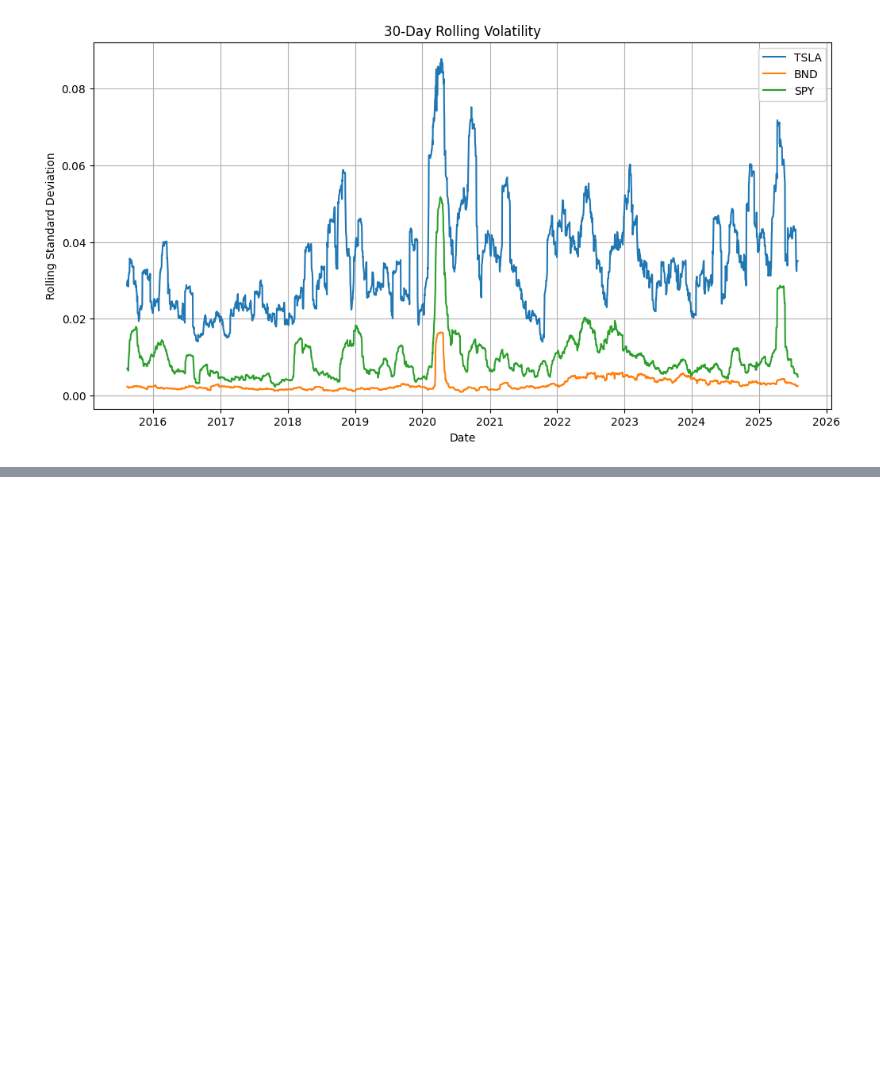
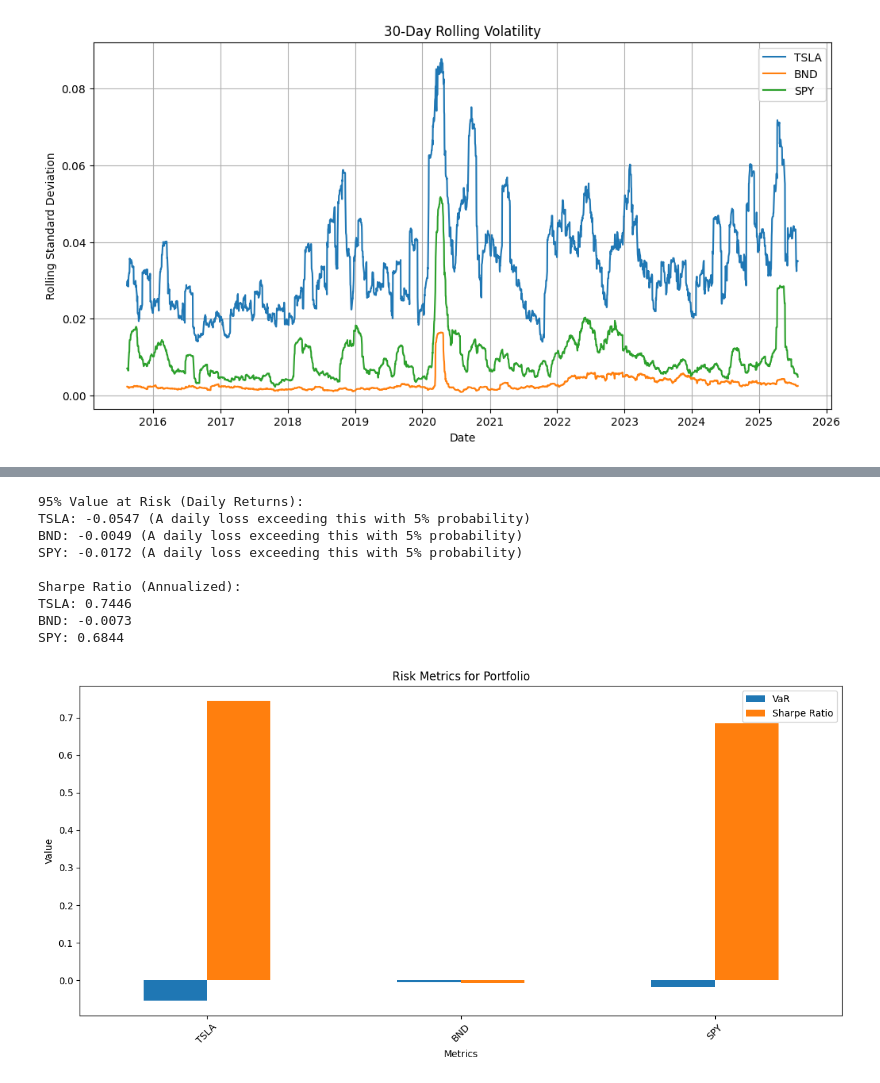
Before and after one commit to nanecha/Time-Series-Forecasting-for-Portfolio-Management-Optimization-, a Jupyter notebook: notebooks/preprocess_expore_data.ipynb, the cells around one changed output, grey strips where cells are left out. Saved outputs shown, nothing was run; the diff lists cells and outputs as text; code cells hidden in the pictures; blank space fills up the shorter version.

```diff
--- a/notebooks/preprocess_expore_data.ipynb
+++ b/notebooks/preprocess_expore_data.ipynb
@@ -240,0 +275,26 @@ stationarity_results = stationarity_test(adj_close, daily_returns, tickers)
+# %%
+
+    # Risk metrics
+from src.scrap_preprocess_data import risk_metrics
+# Calculate risk metrics for the portfolio.
+risk_metrics_df = risk_metrics(daily_returns, tickers, risk_free_rate)
+plt.figure(figsize=(12, 6))
+risk_metrics_df.plot(kind='bar', ax=plt.gca())
+plt.title('Risk Metrics for Portfolio')
+plt.xlabel('Metrics')
+plt.ylabel('Value')
+plt.xticks(rotation=45)
+plt.tight_layout()
+plt.savefig('F:/Time-Series-Forecasting-for-Portfolio-Management-Optimization-/data/output/risk_metrics.png')
+plt.show()
+# %% [output]
+95% Value at Risk (Daily Returns):
+TSLA: -0.0547 (A daily loss exceeding this with 5% probability)
+BND: -0.0049 (A daily loss exceeding this with 5% probability)
+SPY: -0.0172 (A daily loss exceeding this with 5% probability)
+
+Sharpe Ratio (Annualized):
+TSLA: 0.7446
+BND: -0.0073
+SPY: 0.6844
+[figure, added]
```
Also changed, not shown: parts of 5 cells of this notebook.
